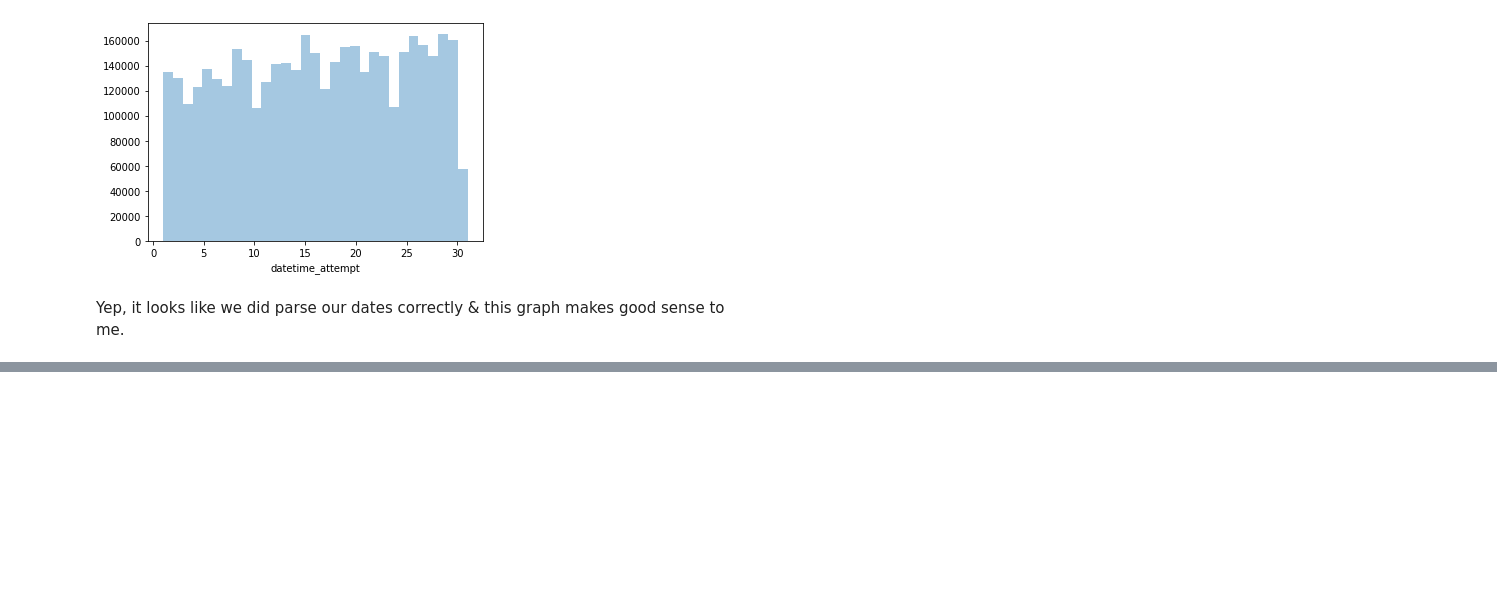
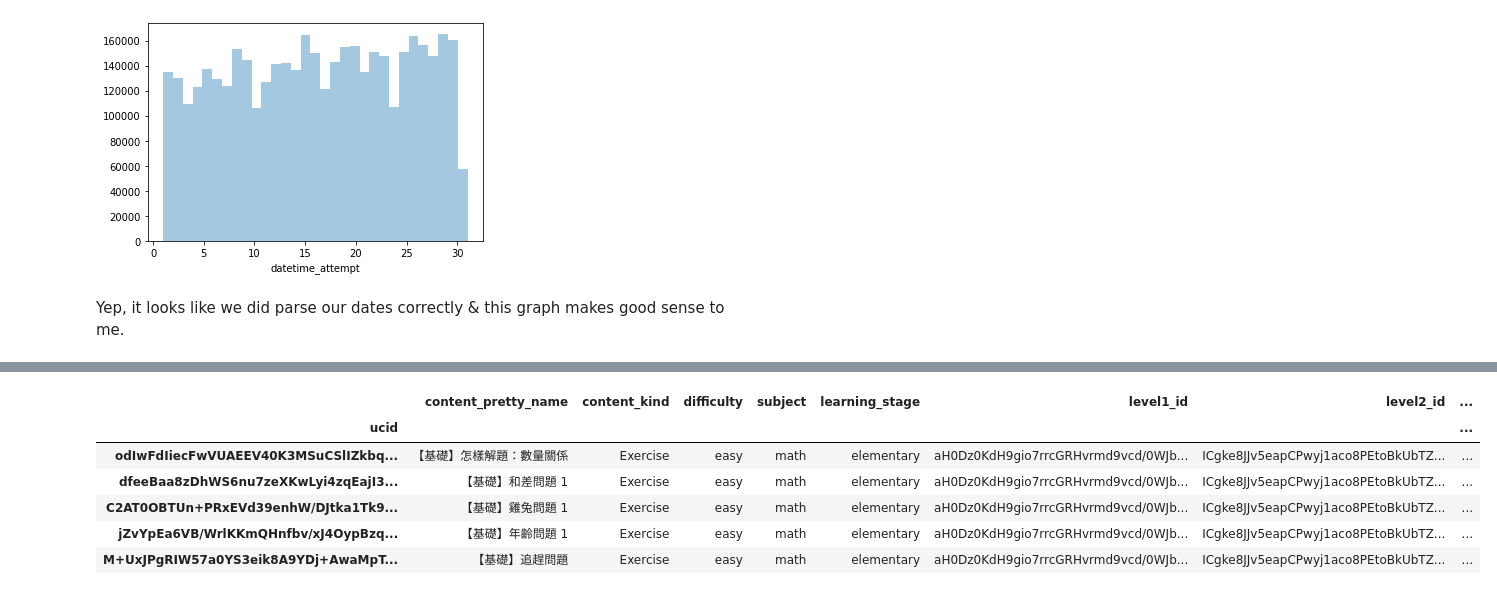
Before and after one commit to likweitan/Assessing-the-Readiness-of-HEI-in-Malaysia-to-Accept-Generation-Alpha, a Jupyter notebook: notebooks/2.0-data-preprocessing.ipynb, the cells around one changed output, grey strips where cells are left out. Cells and saved outputs as stored; diff of their text form; code cells hidden in the pictures; blank space fills up the shorter version.

```diff
--- a/notebooks/2.0-data-preprocessing.ipynb
+++ b/notebooks/2.0-data-preprocessing.ipynb
@@ -332,0 +361,10 @@ Yep, it looks like we did parse our dates correctly & this graph makes good sens
+# %%
+info_content_df.head()
+# %% [output]
+|  | content_pretty_name | content_kind | difficulty | subject | learning_stage | level1_id | level2_id | ... |
+| ucid |  |  |  |  |  |  |  | ... |
+| odIwFdIiecFwVUAEEV40K3MSuCSlIZkbq... | 【基礎】怎樣解題：數量關係 | Exercise | easy | math | elementary | aH0Dz0KdH9gio7rrcGRHvrmd9vcd/0WJb... | ICgke8JJv5eapCPwyj1aco8PEtoBkUbTZ... | ... |
+| dfeeBaa8zDhWS6nu7zeXKwLyi4zqEajI3... | 【基礎】和差問題 1 | Exercise | easy | math | elementary | aH0Dz0KdH9gio7rrcGRHvrmd9vcd/0WJb... | ICgke8JJv5eapCPwyj1aco8PEtoBkUbTZ... | ... |
+| C2AT0OBTUn+PRxEVd39enhW/DJtka1Tk9... | 【基礎】雞兔問題 1 | Exercise | easy | math | elementary | aH0Dz0KdH9gio7rrcGRHvrmd9vcd/0WJb... | ICgke8JJv5eapCPwyj1aco8PEtoBkUbTZ... | ... |
+| jZvYpEa6VB/WrlKKmQHnfbv/xJ4OypBzq... | 【基礎】年齡問題 1 | Exercise | easy | math | elementary | aH0Dz0KdH9gio7rrcGRHvrmd9vcd/0WJb... | ICgke8JJv5eapCPwyj1aco8PEtoBkUbTZ... | ... |
+| M+UxJPgRIW57a0YS3eik8A9YDj+AwaMpT... | 【基礎】追趕問題 | Exercise | easy | math | elementary | aH0Dz0KdH9gio7rrcGRHvrmd9vcd/0WJb... | ICgke8JJv5eapCPwyj1aco8PEtoBkUbTZ... | ... |
```
Also changed, not shown: parts of 38 cells of this notebook.
